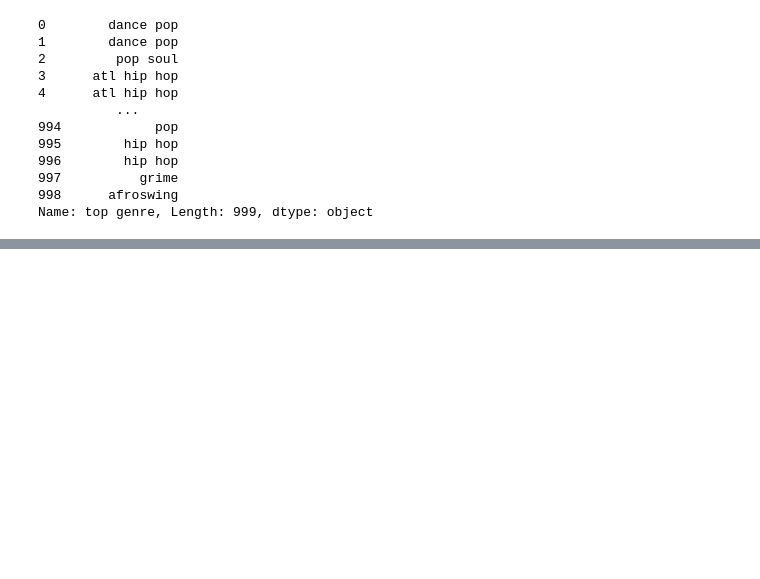
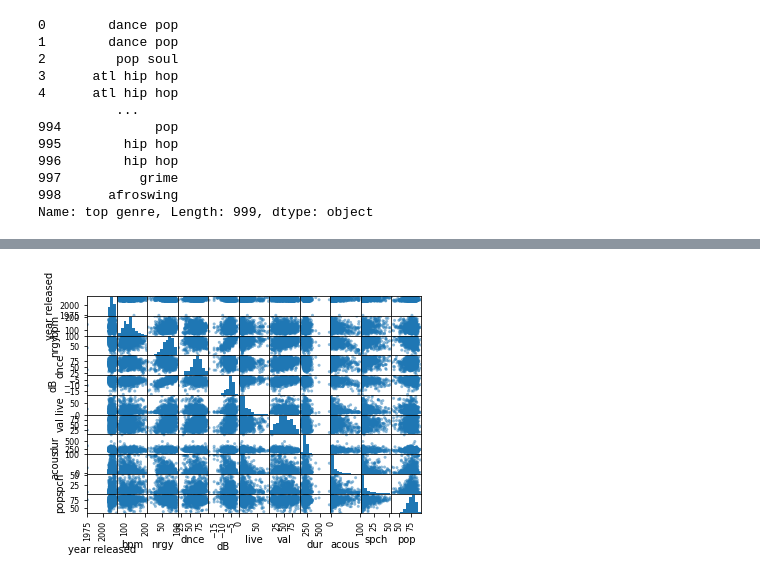
Before and after one commit to esparraguito/TemasEspeciales, a Jupyter notebook: ProyectoFinal.ipynb, the cells around one changed output, grey strips where cells are left out. Drawn from its saved outputs; the diff is of its cells as text; code cells hidden in the pictures; blank space fills up the shorter version.

```diff
--- a/ProyectoFinal.ipynb
+++ b/ProyectoFinal.ipynb
@@ -284,0 +324,5 @@ px.scatter(musica, x='year released',y='top year', color=musica['artist'])
+# %%
+pd.plotting.scatter_matrix(musica);
+plt.show()
+# %% [output]
+[figure, added]
```
Also changed, not shown: parts of 13 cells of this notebook.
